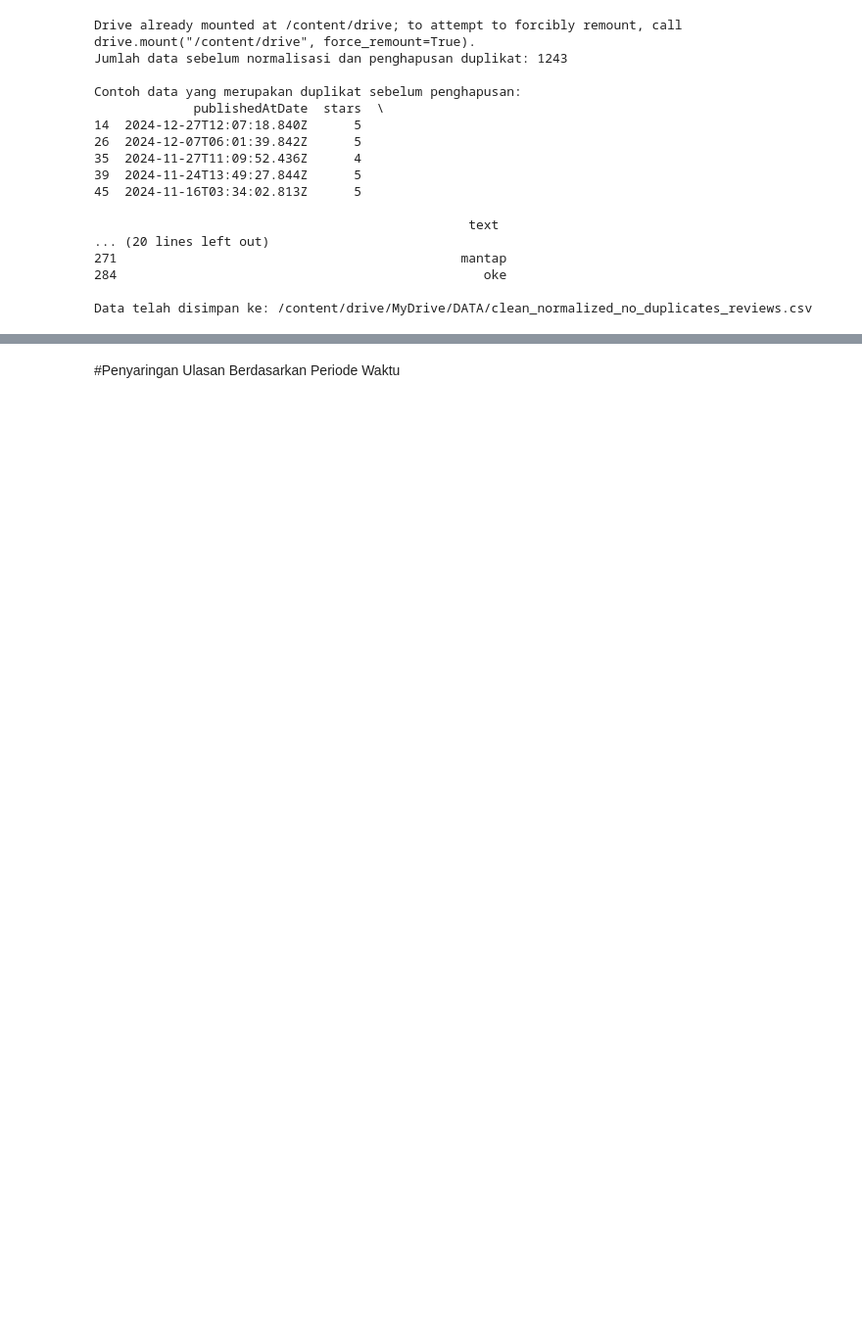
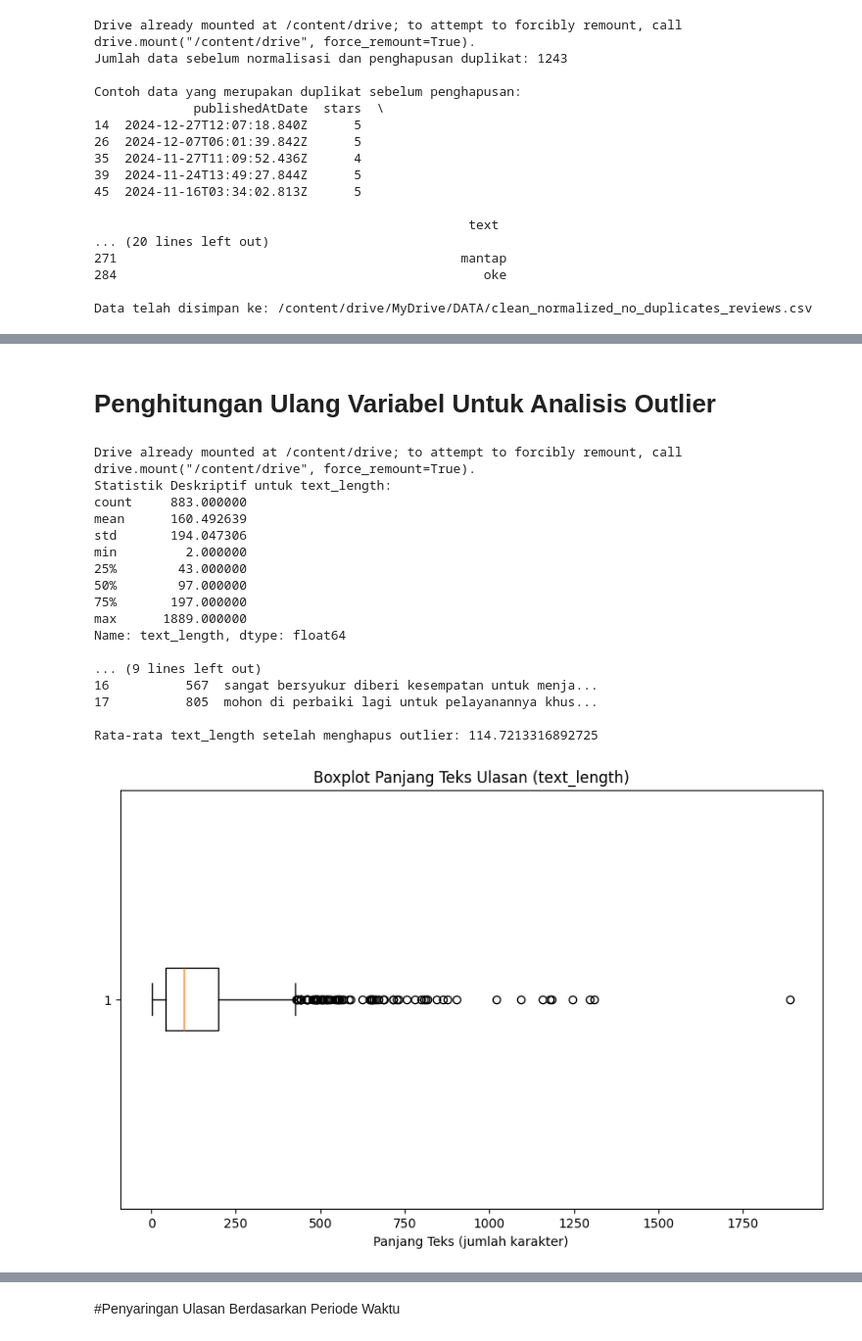
Before and after one commit to dian-wijayanti/DOKUMEN-TESIS, a Jupyter notebook: Dokumentasi.ipynb, the cells around one changed output, grey strips where cells are left out. Shown at 98% size. Drawn from its saved outputs; the diff is of its cells as text; code cells hidden in the pictures; blank space fills up the shorter version.

```diff
--- a/Dokumentasi.ipynb
+++ b/Dokumentasi.ipynb
@@ -355,0 +508,71 @@ Data telah disimpan ke: /content/drive/MyDrive/DATA/clean_normalized_no_duplicat
+# %% [markdown]
+# Penghitungan Ulang Variabel Untuk Analisis Outlier
+# %%
+import pandas as pd
+import numpy as np
+from google.colab import drive
+import matplotlib.pyplot as plt
+
+# Mount Google Drive (jika belum dipasang, perintah berikut akan menampilkan pesan bahwa drive sudah ter-mount)
+drive.mount('/content/drive')
+
+# Baca dataset dari file CSV
+file_path = '/content/drive/MyDrive/DATA/cleaned_reviews.csv'
+df = pd.read_csv(file_path)
+
+# Buat variabel baru: text_length (jumlah karakter pada kolom 'text')
+df['text_length'] = df['text'].apply(lambda x: len(x) if isinstance(x, str) else 0)
+
+# (Opsional) Buat juga variabel word_count jika diperlukan
+df['word_count'] = df['text'].apply(lambda x: len(x.split()) if isinstance(x, str) else 0)
+
+# Hitung statistik deskriptif untuk text_length
+desc = df['text_length'].describe()
+print("Statistik Deskriptif untuk text_length:")
+print(desc)
+
+# Penghitungan IQR untuk mendeteksi outlier
+Q1 = df['text_length'].quantile(0.25)
+Q3 = df['text_length'].quantile(0.75)
+IQR = Q3 - Q1
+lower_bound = Q1 - 1.5 * IQR
+upper_bound = Q3 + 1.5 * IQR
+
+print(f"\nBatas bawah: {lower_bound}, Batas atas: {upper_bound}")
+
+# Identifikasi outlier berdasarkan metode IQR
+outliers = df[(df['text_length'] < lower_bound) | (df['text_length'] > upper_bound)]
+print("\nJumlah outlier pada text_length:", len(outliers))
+print("\nContoh baris yang teridentifikasi sebagai outlier:")
+print(outliers[['text_length', 'text']].head())
+
+# Penghitungan ulang variabel (misalnya, rata-rata text_length tanpa outlier)
+df_no_outliers = df[(df['text_length'] >= lower_bound) & (df['text_length'] <= upper_bound)]
+mean_no_outliers = df_no_outliers['text_length'].mean()
+print("\nRata-rata text_length setelah menghapus outlier:", mean_no_outliers)
+
+# Visualisasi: Boxplot dari text_length untuk melihat distribusi dan outlier
+plt.figure(figsize=(10, 6))
+plt.boxplot(df['text_length'], vert=False)
+plt.title("Boxplot Panjang Teks Ulasan (text_length)")
+plt.xlabel("Panjang Teks (jumlah karakter)")
+plt.show()
+# %% [output]
+Drive already mounted at /content/drive; to attempt to forcibly remount, call drive.mount("/content/drive", force_remount=True).
+Statistik Deskriptif untuk text_length:
+count     883.000000
+mean      160.492639
+std       194.047306
+min         2.000000
+25%        43.000000
+50%        97.000000
+75%       197.000000
+max      1889.000000
+Name: text_length, dtype: float64
+
+... (9 lines left out)
+16          567  sangat bersyukur diberi kesempatan untuk menja...
+17          805  mohon di perbaiki lagi untuk pelayanannya khus...
+
+Rata-rata text_length setelah menghapus outlier: 114.7213316892725
+[figure, added]
```
Also changed, not shown: parts of 28 cells of this notebook.
